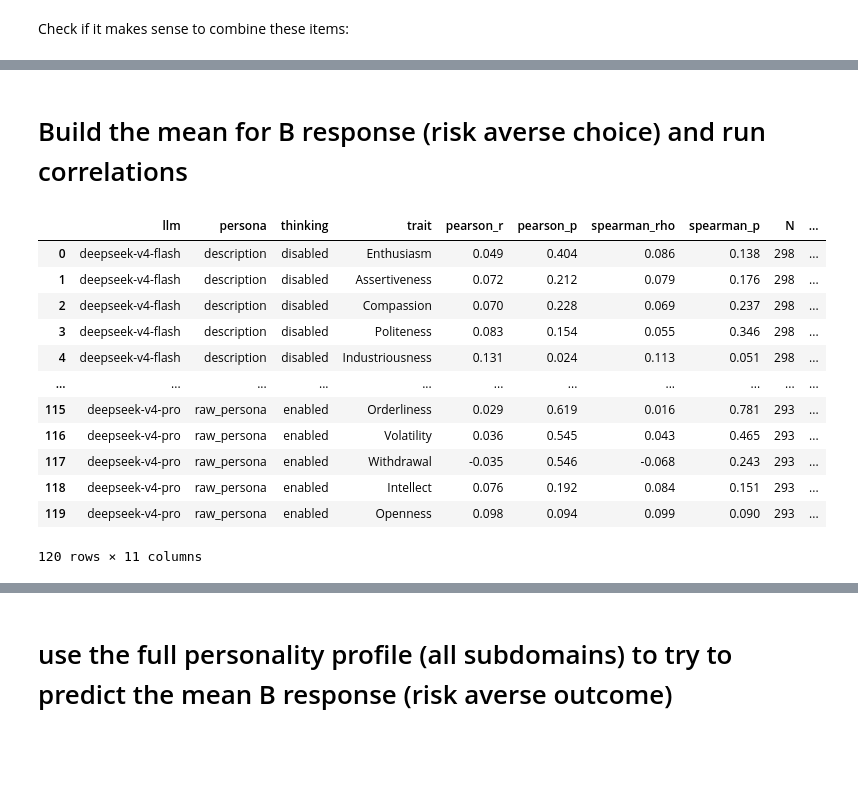
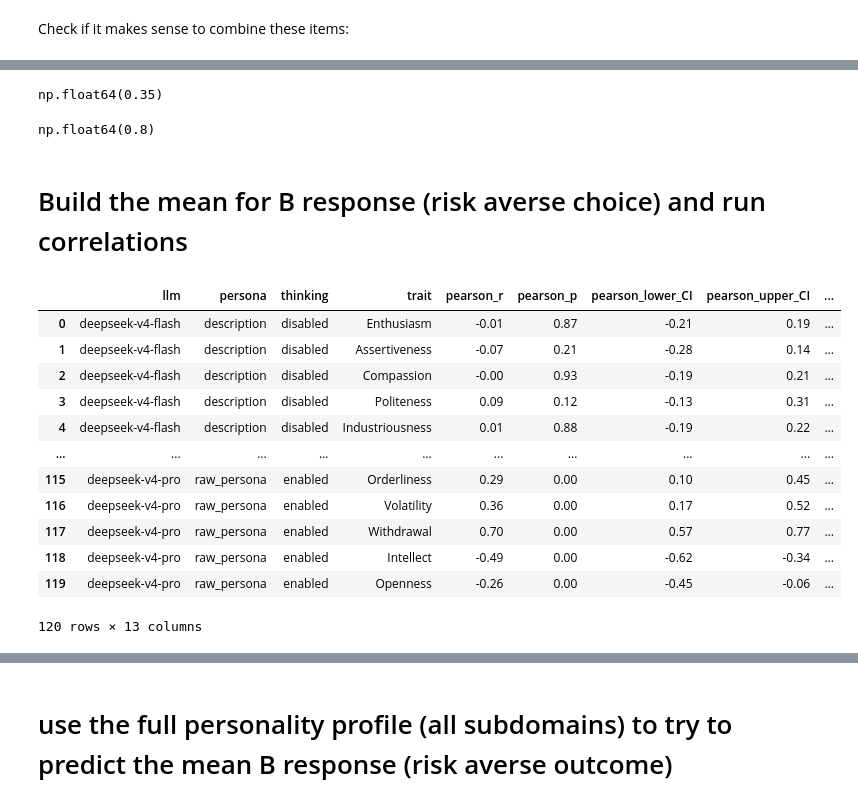
Before and after one commit to DanielSchipfer/The-Parrot-in-the-Machine-Simulating-Human-Behavior-with-Large-Language-Models, a Jupyter notebook: code/evaluation/risk_aversion_evaluation.ipynb, the cells around one changed output, grey strips where cells are left out. Cells and saved outputs as stored; diff of their text form; code cells hidden in the pictures; blank space fills up the shorter version.

Commit message:
risk aversion analysis final adjustments

```diff
--- a/code/evaluation/risk_aversion_evaluation.ipynb
+++ b/code/evaluation/risk_aversion_evaluation.ipynb
@@ -1194,9 +1164,12 @@ alpha_df.round(3)
 # %%
 # check item intercorrelations within each condition
+valid_condition = df[(df["thinking"] == "enabled") & ((df["persona"] != "no_persona"))].copy()
+
 corr_matrices = []
-for (llm, persona, thinking), group in df.groupby(["llm", "persona", "thinking"]):
 
-    items = group[loss_cols].replace({
+for (llm, persona, thinking), condition in valid_condition.groupby(["llm", "persona", "thinking"]):
+
+    items = condition[loss_cols].replace({
         "A": 0,
         "B": 1
     }).astype(float)
@@ -1210,7 +1183,7 @@ for (llm, persona, thinking), group in df.groupby(["llm", "persona", "thinking"]
     corr_matrices.append(corr)
 
 corr_df = pd.concat(corr_matrices)
-corr_df.round(3)
+corr_df.round(2)
 # %% [output]
 |  |  |  |  | Loss_Aversion_1 | Loss_Aversion_3 | Loss_Aversion_5 | Loss_Aversion_7 | ... |
 | llm | persona | thinking | item |  |  |  |  | ... |
@@ -1229,8 +1206,18 @@ corr_df.round(3)
+# %%
+corr_df.min().min().round(2)
+# %% [output]
+np.float64(0.35)
+# %%
+corr_df[corr_df != 1].max().max().round(2)
+# %% [output]
+np.float64(0.8)
 # %% [markdown]
 # Build the mean for B response (risk averse choice) and run correlations
 # %%
-def get_traits(type: Literal["Big_Five", "Subdomain"]):
-    """Return Big Five traits or subdomains."""
+from scipy.stats import BootstrapMethod
+
+def get_subdomains():
+    """Return Big Five subdomains."""
 
     big_five = {
         "Extraversion": ["Enthusiasm", "Assertiveness"],
@@ -1240,25 +1227,9 @@ def get_traits(type: Literal["Big_Five", "Subdomain"]):
         "Openness_Intellect": ["Intellect", "Openness"],
     }
 
-    if type == "Big_Five":
-        return big_five
-
     return [subfacet for subfacets in big_five.values() for subfacet in subfacets]
 
-
-# B = risk-averse choice
-loss_cols = [
-    "Loss_Aversion_1",
-    "Loss_Aversion_3",
-    "Loss_Aversion_5",
-    "Loss_Aversion_7",
-    "Loss_Aversion_9",
-    "Loss_Aversion_10",
-    "Loss_Aversion_11",
-    "Loss_Aversion_13"
-]
-
-subdomains = get_traits("Subdomain")
+subdomains = get_subdomains()
 
 loss_binary = df[loss_cols].replace({
     "A": 0,
@@ -1272,46 +1243,52 @@ df_analysis["B_prop"] = loss_binary.mean(axis=1)
 
 results = []
 for (llm, persona, thinking), condition in df_analysis.groupby(["llm", "persona", "thinking"]):
 
     for trait in subdomains:
 
         x = condition[trait]
         y = condition["B_prop"]
 
         # Pearson
-        r_pearson, p_pearson = pearsonr(x, y)
+        res = pearsonr(x, y)
+        alpha_adj = 0.05 / 120 # Bonferroni correction for multiple comparisons (10 traits * 12 conditions)
+        ci = res.confidence_interval(confidence_level=1 - alpha_adj, method=BootstrapMethod(n_resamples=10_000, random_state=42))  # 99.96% CI
+        r, lower, upper = res.statistic, ci.low, ci.high
+        p_pearson = res.pvalue
 
         # Spearman
         r_spearman, p_spearman = spearmanr(x, y)
 
         results.append({
             "llm": llm,
             "persona": persona,
             "thinking": thinking,
             "trait": trait,
-            "pearson_r": r_pearson,
+            "pearson_r": r,
             "pearson_p": p_pearson,
+            "pearson_lower_CI": lower,
+            "pearson_upper_CI": upper,
             "spearman_rho": r_spearman,
             "spearman_p": p_spearman,
             "N": len(condition)
         })
 
 
 correlation_df = pd.DataFrame(results)
 correlation_df["pearson_p_bonferroni"] = (correlation_df["pearson_p"] * len(correlation_df)).clip(upper=1.0)
 correlation_df["spearman_p_bonferroni"] = (correlation_df["spearman_p"] * len(correlation_df)).clip(upper=1.0)
-correlation_df.round(3)
+correlation_df.round(2)
 # %% [output]
-|  | llm | persona | thinking | trait | pearson_r | pearson_p | spearman_rho | spearman_p | N | ... |
-| 0 | deepseek-v4-flash | description | disabled | Enthusiasm | 0.049 | 0.404 | 0.086 | 0.138 | 298 | ... |
-| 1 | deepseek-v4-flash | description | disabled | Assertiveness | 0.072 | 0.212 | 0.079 | 0.176 | 298 | ... |
-| 2 | deepseek-v4-flash | description | disabled | Compassion | 0.070 | 0.228 | 0.069 | 0.237 | 298 | ... |
-| 3 | deepseek-v4-flash | description | disabled | Politeness | 0.083 | 0.154 | 0.055 | 0.346 | 298 | ... |
-| 4 | deepseek-v4-flash | description | disabled | Industriousness | 0.131 | 0.024 | 0.113 | 0.051 | 298 | ... |
-| ... | ... | ... | ... | ... | ... | ... | ... | ... | ... | ... |
-| 115 | deepseek-v4-pro | raw_persona | enabled | Orderliness | 0.029 | 0.619 | 0.016 | 0.781 | 293 | ... |
-| 116 | deepseek-v4-pro | raw_persona | enabled | Volatility | 0.036 | 0.545 | 0.043 | 0.465 | 293 | ... |
-| 117 | deepseek-v4-pro | raw_persona | enabled | Withdrawal | -0.035 | 0.546 | -0.068 | 0.243 | 293 | ... |
-| 118 | deepseek-v4-pro | raw_persona | enabled | Intellect | 0.076 | 0.192 | 0.084 | 0.151 | 293 | ... |
-| 119 | deepseek-v4-pro | raw_persona | enabled | Openness | 0.098 | 0.094 | 0.099 | 0.090 | 293 | ... |
+|  | llm | persona | thinking | trait | pearson_r | pearson_p | pearson_lower_CI | pearson_upper_CI | ... |
+| 0 | deepseek-v4-flash | description | disabled | Enthusiasm | -0.01 | 0.87 | -0.21 | 0.19 | ... |
+| 1 | deepseek-v4-flash | description | disabled | Assertiveness | -0.07 | 0.21 | -0.28 | 0.14 | ... |
+| 2 | deepseek-v4-flash | description | disabled | Compassion | -0.00 | 0.93 | -0.19 | 0.21 | ... |
+| 3 | deepseek-v4-flash | description | disabled | Politeness | 0.09 | 0.12 | -0.13 | 0.31 | ... |
+| 4 | deepseek-v4-flash | description | disabled | Industriousness | 0.01 | 0.88 | -0.19 | 0.22 | ... |
+| ... | ... | ... | ... | ... | ... | ... | ... | ... | ... |
+| 115 | deepseek-v4-pro | raw_persona | enabled | Orderliness | 0.29 | 0.00 | 0.10 | 0.45 | ... |
+| 116 | deepseek-v4-pro | raw_persona | enabled | Volatility | 0.36 | 0.00 | 0.17 | 0.52 | ... |
+| 117 | deepseek-v4-pro | raw_persona | enabled | Withdrawal | 0.70 | 0.00 | 0.57 | 0.77 | ... |
+| 118 | deepseek-v4-pro | raw_persona | enabled | Intellect | -0.49 | 0.00 | -0.62 | -0.34 | ... |
+| 119 | deepseek-v4-pro | raw_persona | enabled | Openness | -0.26 | 0.00 | -0.45 | -0.06 | ... |
-120 rows × 11 columns
+120 rows × 13 columns
```
Also changed, not shown: parts of 17 cells of this notebook.
